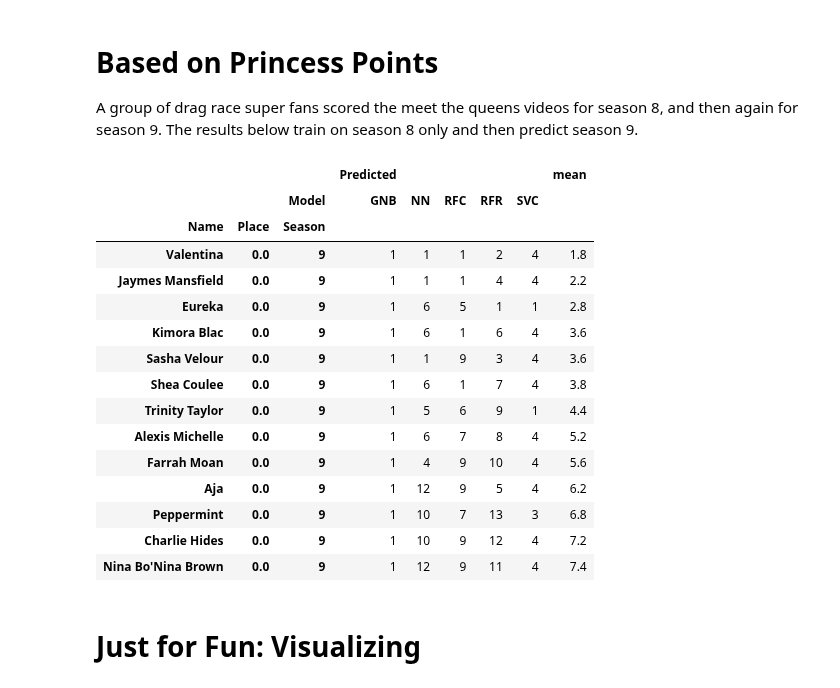
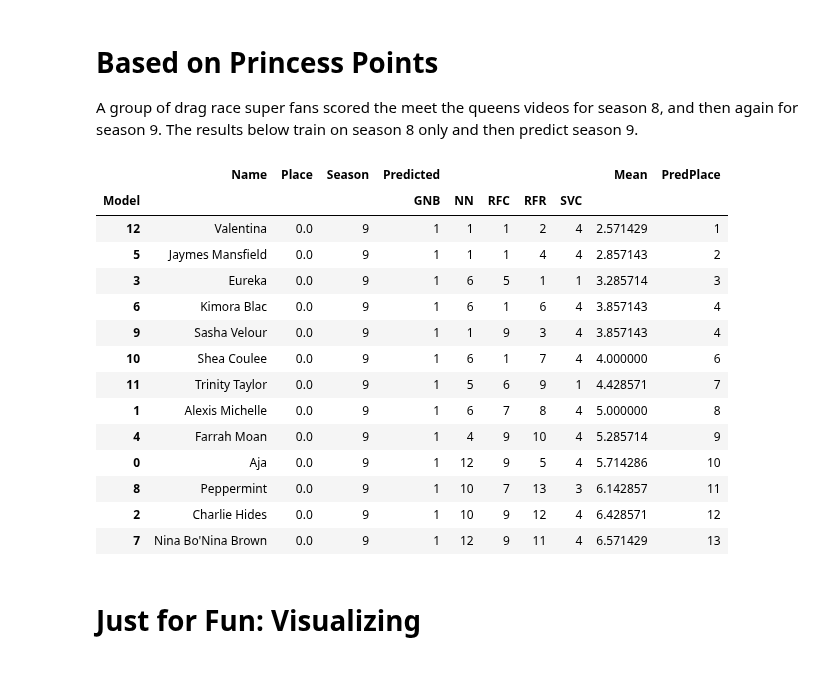
Before and after one commit to telliott27/rupaulsdragrace, a Jupyter notebook: Drag Race Season 9.ipynb, the cells around one changed output. Cells and saved outputs as stored; diff of their text form; code cells hidden in the pictures.

```diff
--- a/Drag Race Season 9.ipynb
+++ b/Drag Race Season 9.ipynb
@@ -32,6 +32,7 @@ def scaleQueens(df):
     return df
 # %%
 def compareRanks(x,y):
+    """x = actual, y = predicted place"""
     x=np.asarray(x)
     y=np.asarray(y)
     numRanks = np.append(x,y).max()
@@ -345,27 +346,28 @@ for model in the_models:
     n += 1
 # %%
 resultsTable = pred_df.pivot_table(index=('Name','Place','Season'),columns='Model').sortlevel(['Season','Place'])
-resultsTable['mean'] = resultsTable.mean(axis=1)
-resultsTable = resultsTable.sort_values(by='mean')
+resultsTable = resultsTable.reset_index()
+resultsTable['Mean'] = resultsTable.mean(axis=1)
+resultsTable['PredPlace'] = rankdata(resultsTable['Mean'],method='min')
+resultsTable = resultsTable.sort_values(by='PredPlace')
 resultsTable.to_csv("princessPredictions9.csv")
 resultsTable
 # %% [output]
-|  |  |  | Predicted |  |  |  |  | mean |
-|  |  | Model | GNB | NN | RFC | RFR | SVC |  |
-| Name | Place | Season |  |  |  |  |  |  |
-| Valentina | 0.0 | 9 | 1 | 1 | 1 | 2 | 4 | 1.8 |
-| Jaymes Mansfield | 0.0 | 9 | 1 | 1 | 1 | 4 | 4 | 2.2 |
-| Eureka | 0.0 | 9 | 1 | 6 | 5 | 1 | 1 | 2.8 |
-| Kimora Blac | 0.0 | 9 | 1 | 6 | 1 | 6 | 4 | 3.6 |
-| Sasha Velour | 0.0 | 9 | 1 | 1 | 9 | 3 | 4 | 3.6 |
-| Shea Coulee | 0.0 | 9 | 1 | 6 | 1 | 7 | 4 | 3.8 |
-| Trinity Taylor | 0.0 | 9 | 1 | 5 | 6 | 9 | 1 | 4.4 |
-| Alexis Michelle | 0.0 | 9 | 1 | 6 | 7 | 8 | 4 | 5.2 |
-| Farrah Moan | 0.0 | 9 | 1 | 4 | 9 | 10 | 4 | 5.6 |
-| Aja | 0.0 | 9 | 1 | 12 | 9 | 5 | 4 | 6.2 |
-| Peppermint | 0.0 | 9 | 1 | 10 | 7 | 13 | 3 | 6.8 |
-| Charlie Hides | 0.0 | 9 | 1 | 10 | 9 | 12 | 4 | 7.2 |
-| Nina Bo'Nina Brown | 0.0 | 9 | 1 | 12 | 9 | 11 | 4 | 7.4 |
+|  | Name | Place | Season | Predicted |  |  |  |  | Mean | PredPlace |
+| Model |  |  |  | GNB | NN | RFC | RFR | SVC |  |  |
+| 12 | Valentina | 0.0 | 9 | 1 | 1 | 1 | 2 | 4 | 2.571429 | 1 |
+| 5 | Jaymes Mansfield | 0.0 | 9 | 1 | 1 | 1 | 4 | 4 | 2.857143 | 2 |
+| 3 | Eureka | 0.0 | 9 | 1 | 6 | 5 | 1 | 1 | 3.285714 | 3 |
+| 6 | Kimora Blac | 0.0 | 9 | 1 | 6 | 1 | 6 | 4 | 3.857143 | 4 |
+| 9 | Sasha Velour | 0.0 | 9 | 1 | 1 | 9 | 3 | 4 | 3.857143 | 4 |
+| 10 | Shea Coulee | 0.0 | 9 | 1 | 6 | 1 | 7 | 4 | 4.000000 | 6 |
+| 11 | Trinity Taylor | 0.0 | 9 | 1 | 5 | 6 | 9 | 1 | 4.428571 | 7 |
+| 1 | Alexis Michelle | 0.0 | 9 | 1 | 6 | 7 | 8 | 4 | 5.000000 | 8 |
+| 4 | Farrah Moan | 0.0 | 9 | 1 | 4 | 9 | 10 | 4 | 5.285714 | 9 |
+| 0 | Aja | 0.0 | 9 | 1 | 12 | 9 | 5 | 4 | 5.714286 | 10 |
+| 8 | Peppermint | 0.0 | 9 | 1 | 10 | 7 | 13 | 3 | 6.142857 | 11 |
+| 2 | Charlie Hides | 0.0 | 9 | 1 | 10 | 9 | 12 | 4 | 6.428571 | 12 |
+| 7 | Nina Bo'Nina Brown | 0.0 | 9 | 1 | 12 | 9 | 11 | 4 | 6.571429 | 13 |
 # %% [markdown]
 # Just for Fun: Visualizing
 # %%
```
Also changed, not shown: parts of 26 cells of this notebook, 2 other files.
